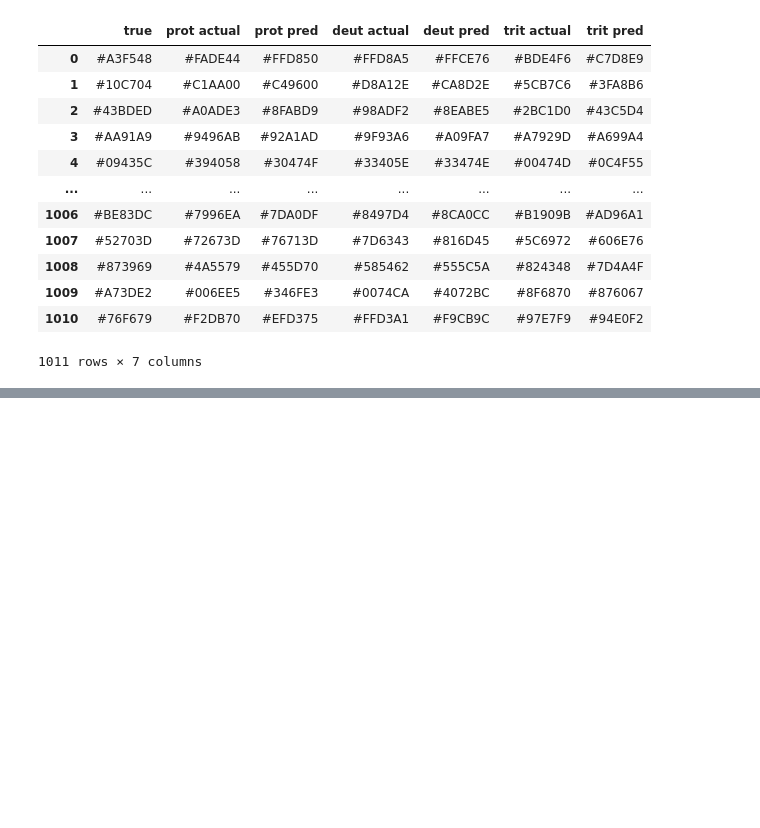
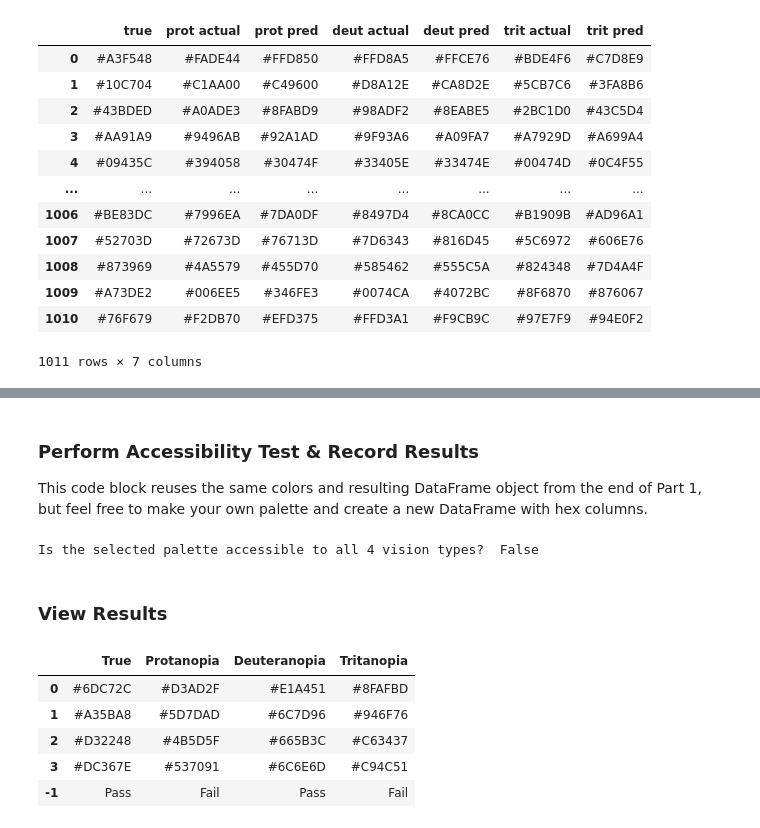
Before and after one commit to the-codingschool/TRAIN-datasets, a Jupyter notebook: color_blindness_sim/simulate_vision_deficiency.ipynb, the cells around one changed output, grey strips where cells are left out. Cells and saved outputs as stored; diff of their text form; code cells hidden in the pictures; blank space fills up the shorter version.

```diff
--- a/color_blindness_sim/simulate_vision_deficiency.ipynb
+++ b/color_blindness_sim/simulate_vision_deficiency.ipynb
@@ -160,0 +381,49 @@ results_df.style.apply(output_cell_styling).hide([('True', 'Predicted')], axis="
+# %% [markdown]
+### **Perform Accessibility Test & Record Results**     <a name="accessibility_test"></a>
+
+This code block reuses the same colors and resulting DataFrame object from the end of Part 1, but feel free to make your own palette and create a new DataFrame with hex columns.
+# %%
+tolerance_threshold = 10        # adjust this value as desired
+
+accessible_all_types = True
+pass_fail = []                  # records whether each test passed or failed
+comparison_tables = {}          # saves the test details for each vision type
+for vision_type, color_list in my_results_df.items():
+    accessible, col1, col2, diff = is_palette_accessible(color_list, tolerance_threshold)
+    pass_fail.append('Pass' if accessible else 'Fail')
+    accessible_all_types = accessible_all_types and accessible
+    comparison_tables[vision_type] = pd.DataFrame({'col1': col1, 'col2': col2, 'difference': diff})
+
+print('Is the selected palette accessible to all 4 vision types? ', accessible_all_types)
+# %% [output]
+Is the selected palette accessible to all 4 vision types?  False
+# %% [markdown]
+### **View Results**    <a name="view_results_2"></a>
+# %%
+"""
+Expanded version of the output_cell_styling() function from Part 1.
+
+Styles Pass/Fail cells to be green/red.
+Colors the text red in the difference column if the value is under the set tolerance level.
+"""
+def color_comparison_styling(column, tolerance=10):
+    if column.name == 'difference':
+        return ['color: red' if val < tolerance else 'color: default' for val in column]
+    return ['text-align: center; color: ' + text_color_from_ratio(val) + '; background-color: ' + val if val[0] == '#' else \
+            'text-align: center; font-weight: bold; color: green' if val == 'Pass' else \
+            'text-align: center; font-weight: bold; color: red' for val in column]
+# %%
+"""
+Add the pass_fail list to be the final row.
+Style and output a summary of the accessibility tests.
+"""
+results_copy = my_results_df.copy()
+results_copy.loc[-1] = pass_fail
+results_copy.style.apply(color_comparison_styling, tolerance=tolerance_threshold)
+# %% [output]
+|  | True | Protanopia | Deuteranopia | Tritanopia |
+| 0 | #6DC72C | #D3AD2F | #E1A451 | #8FAFBD |
+| 1 | #A35BA8 | #5D7DAD | #6C7D96 | #946F76 |
+| 2 | #D32248 | #4B5D5F | #665B3C | #C63437 |
+| 3 | #DC367E | #537091 | #6C6E6D | #C94C51 |
+| -1 | Pass | Fail | Pass | Fail |
```
Also changed, not shown: parts of 22 cells of this notebook.
